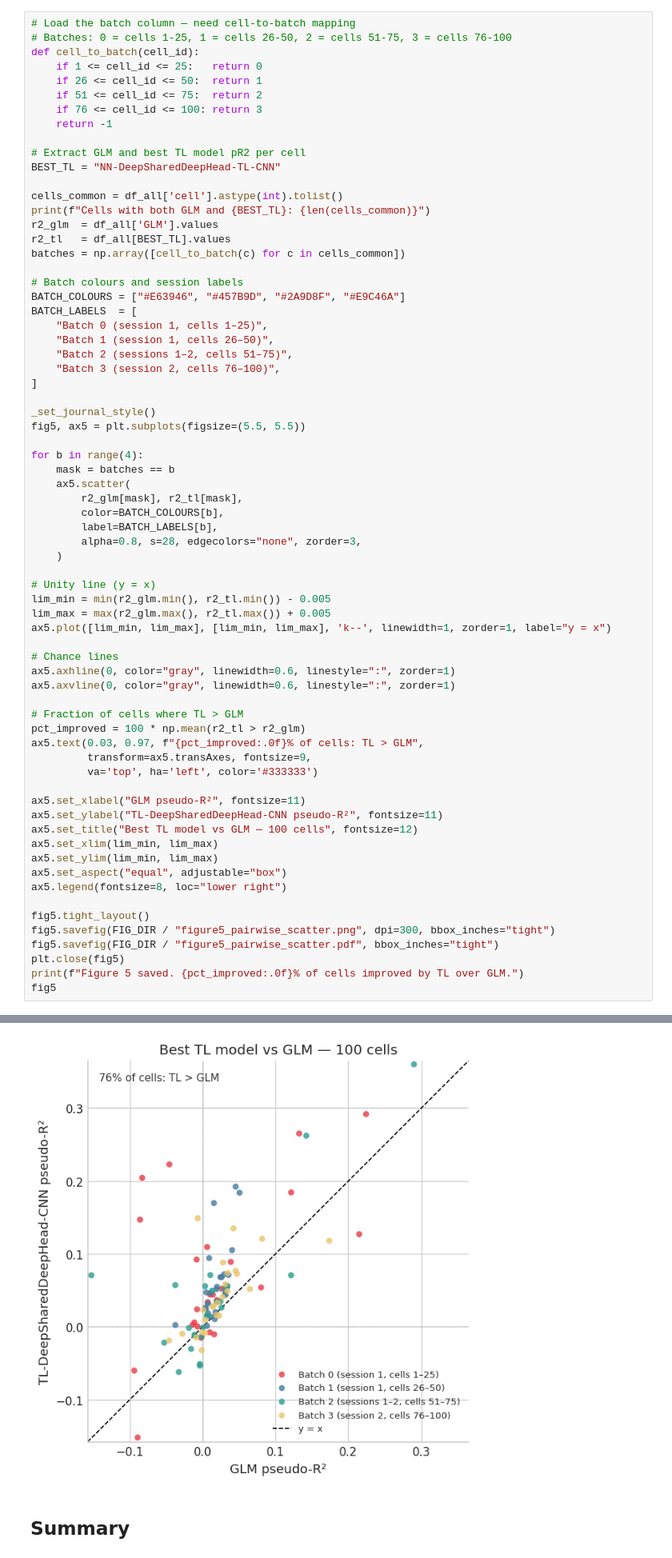
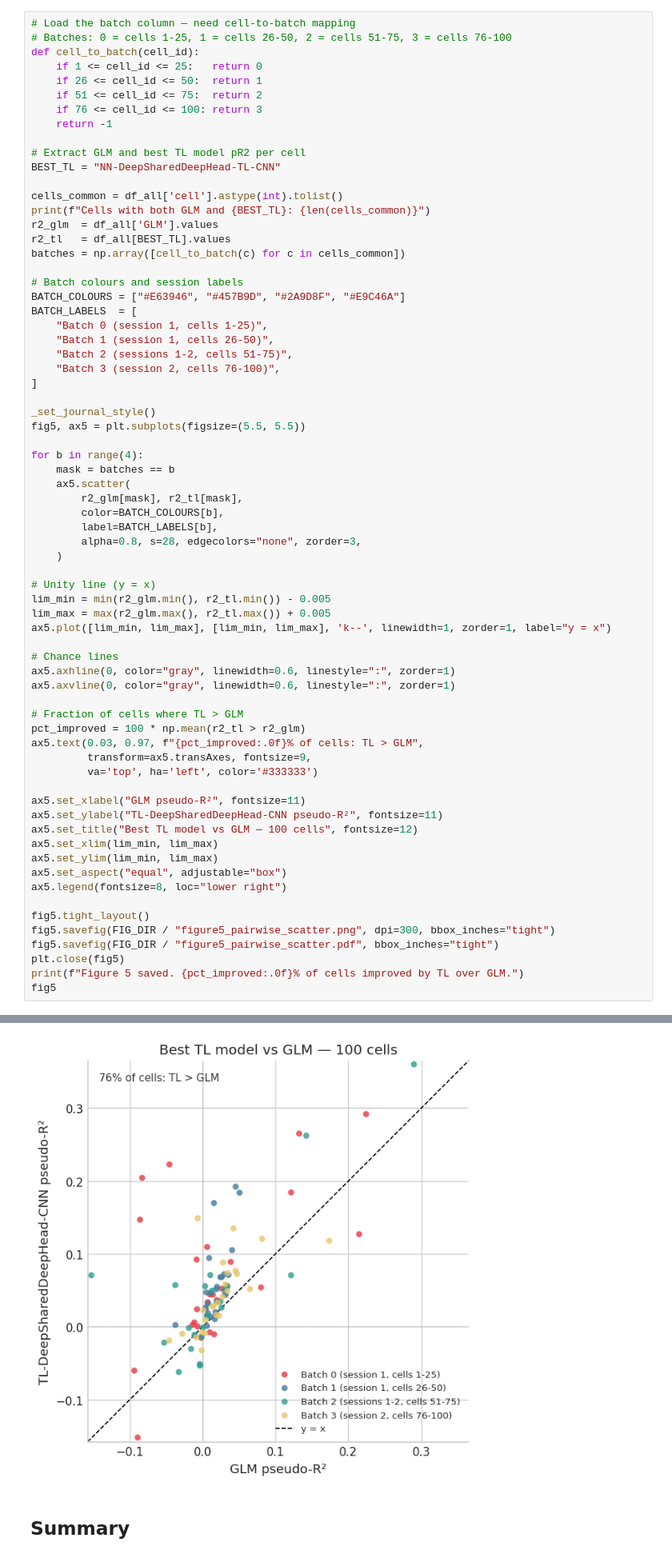
Before and after one commit to shtem/BIOL61230_poisson_neural_net, a Jupyter notebook: notebooks/results_figures.ipynb, the cells around one changed output, grey strips where cells are left out. Shown at 80% size. Drawn from its saved outputs; the diff is of its cells as text.

```diff
--- a/notebooks/results_figures.ipynb
+++ b/notebooks/results_figures.ipynb
@@ -401,10 +401,10 @@ batches = np.array([cell_to_batch(c) for c in cells_common])
 # Batch colours and session labels
 BATCH_COLOURS = ["#E63946", "#457B9D", "#2A9D8F", "#E9C46A"]
 BATCH_LABELS  = [
-    "Batch 0 (session 1, cells 1–25)",
-    "Batch 1 (session 1, cells 26–50)",
-    "Batch 2 (sessions 1–2, cells 51–75)",
-    "Batch 3 (session 2, cells 76–100)",
+    "Batch 0 (session 1, cells 1-25)",
+    "Batch 1 (session 1, cells 26-50)",
+    "Batch 2 (sessions 1-2, cells 51-75)",
+    "Batch 3 (session 2, cells 76-100)",
 ]
 
 _set_journal_style()
@@ -424,34 +424,34 @@ lim_min = min(r2_glm.min(), r2_tl.min()) - 0.005
 lim_max = max(r2_glm.max(), r2_tl.max()) + 0.005
 ax5.plot([lim_min, lim_max], [lim_min, lim_max], 'k--', linewidth=1, zorder=1, label="y = x")
 
 # Chance lines
 ax5.axhline(0, color="gray", linewidth=0.6, linestyle=":", zorder=1)
 ax5.axvline(0, color="gray", linewidth=0.6, linestyle=":", zorder=1)
 
 # Fraction of cells where TL > GLM
 pct_improved = 100 * np.mean(r2_tl > r2_glm)
 ax5.text(0.03, 0.97, f"{pct_improved:.0f}% of cells: TL > GLM",
          transform=ax5.transAxes, fontsize=9,
          va='top', ha='left', color='#333333')
 
 ax5.set_xlabel("GLM pseudo-R²", fontsize=11)
 ax5.set_ylabel("TL-DeepSharedDeepHead-CNN pseudo-R²", fontsize=11)
 ax5.set_title("Best TL model vs GLM — 100 cells", fontsize=12)
 ax5.set_xlim(lim_min, lim_max)
 ax5.set_ylim(lim_min, lim_max)
 ax5.set_aspect("equal", adjustable="box")
 ax5.legend(fontsize=8, loc="lower right")
 
 fig5.tight_layout()
 fig5.savefig(FIG_DIR / "figure5_pairwise_scatter.png", dpi=300, bbox_inches="tight")
 fig5.savefig(FIG_DIR / "figure5_pairwise_scatter.pdf", bbox_inches="tight")
 plt.close(fig5)
 print(f"Figure 5 saved. {pct_improved:.0f}% of cells improved by TL over GLM.")
 fig5
 # %% [output]
 Cells with both GLM and NN-DeepSharedDeepHead-TL-CNN: 100
 Figure 5 saved. 76% of cells improved by TL over GLM.
-[figure, old version]
+[figure, new version]
 # %% [markdown]
 ## Summary
 # %%
```
Also changed, not shown: parts of 4 cells of this notebook, 8 other files.
